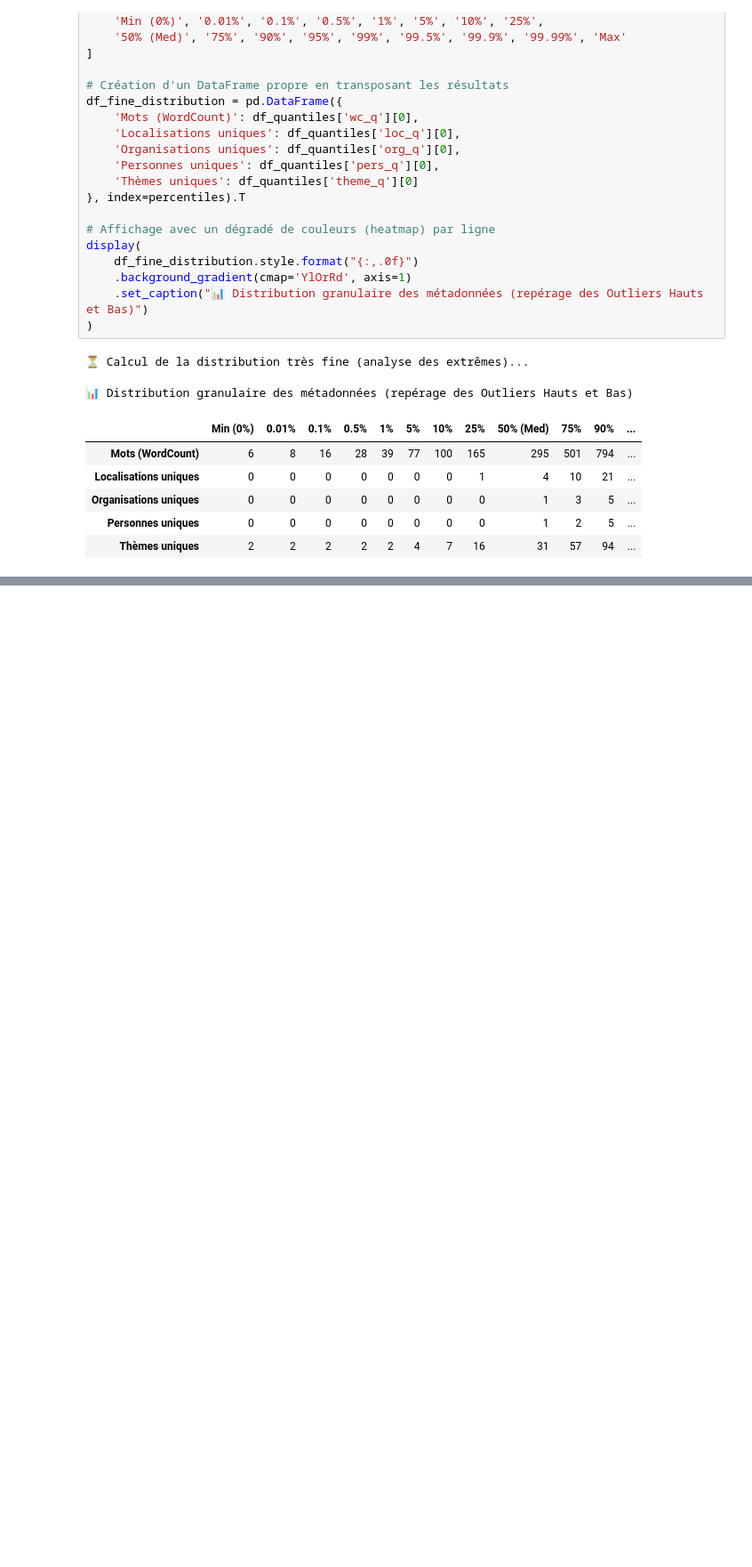
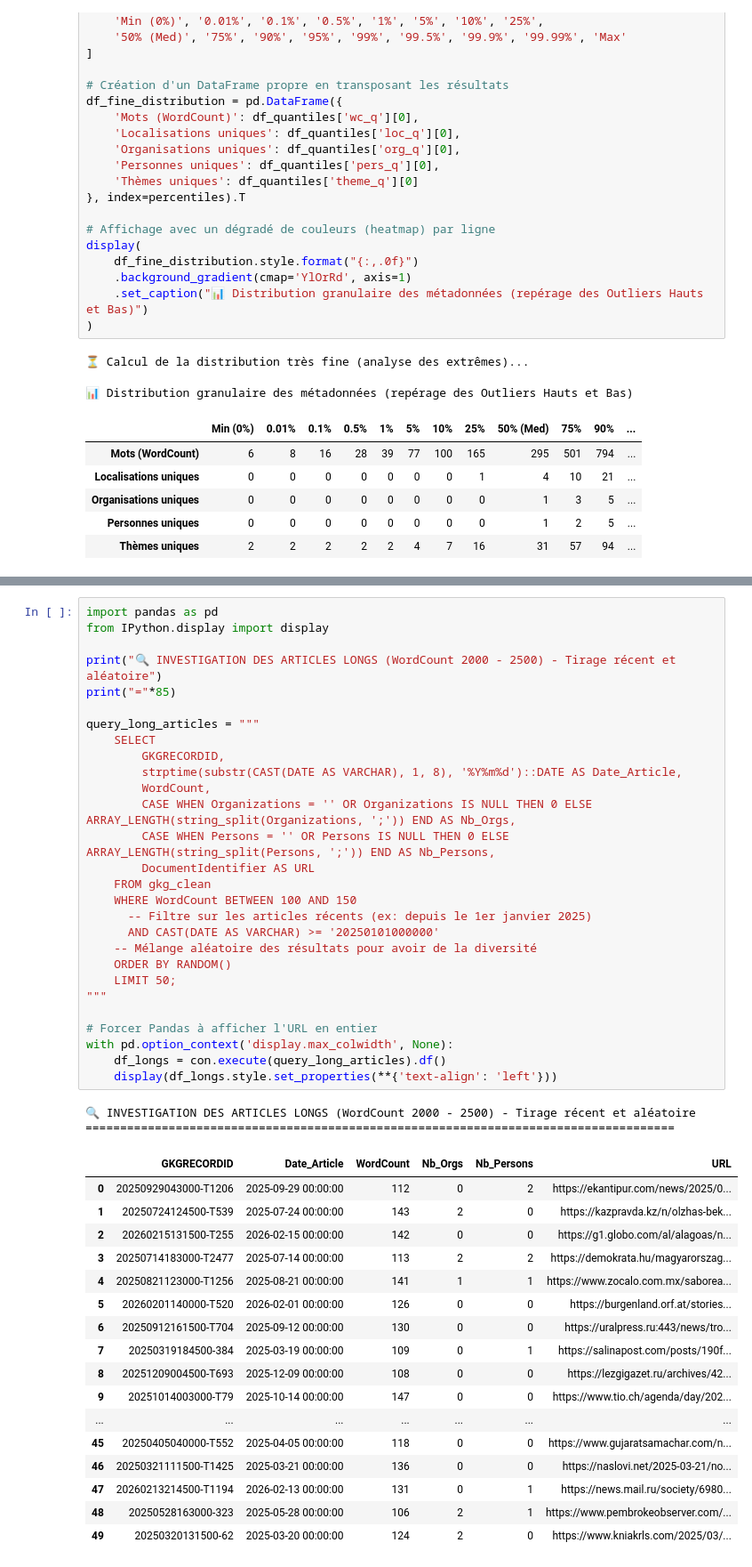
Before and after one commit to clucasmurex/gdelt, a Jupyter notebook: B_total_sources_analysis.ipynb, the cells around one changed output, grey strips where cells are left out. Shown at 89% size. Drawn from its saved outputs; the diff is of its cells as text; blank space fills up the shorter version.

```diff
--- a/B_total_sources_analysis.ipynb
+++ b/B_total_sources_analysis.ipynb
@@ -482,0 +592,48 @@ display(
+# %%
+import pandas as pd
+from IPython.display import display
+
+print("🔍 INVESTIGATION DES ARTICLES LONGS (WordCount 2000 - 2500) - Tirage récent et aléatoire")
+print("="*85)
+
+query_long_articles = """
+    SELECT
+        GKGRECORDID,
+        strptime(substr(CAST(DATE AS VARCHAR), 1, 8), '%Y%m%d')::DATE AS Date_Article,
+        WordCount,
+        CASE WHEN Organizations = '' OR Organizations IS NULL THEN 0 ELSE ARRAY_LENGTH(string_split(Organizations, ';')) END AS Nb_Orgs,
+        CASE WHEN Persons = '' OR Persons IS NULL THEN 0 ELSE ARRAY_LENGTH(string_split(Persons, ';')) END AS Nb_Persons,
+        DocumentIdentifier AS URL
+    FROM gkg_clean
+    WHERE WordCount BETWEEN 100 AND 150
+      -- Filtre sur les articles récents (ex: depuis le 1er janvier 2025)
+      AND CAST(DATE AS VARCHAR) >= '20250101000000'
+    -- Mélange aléatoire des résultats pour avoir de la diversité
+    ORDER BY RANDOM()
+    LIMIT 50;
+"""
+
+# Forcer Pandas à afficher l'URL en entier
+with pd.option_context('display.max_colwidth', None):
+    df_longs = con.execute(query_long_articles).df()
+    display(df_longs.style.set_properties(**{'text-align': 'left'}))
+# %% [output]
+🔍 INVESTIGATION DES ARTICLES LONGS (WordCount 2000 - 2500) - Tirage récent et aléatoire
+=====================================================================================
+|  | GKGRECORDID | Date_Article | WordCount | Nb_Orgs | Nb_Persons | URL |
+| 0 | 20250929043000-T1206 | 2025-09-29 00:00:00 | 112 | 0 | 2 | https://ekantipur.com/news/2025/0... |
+| 1 | 20250724124500-T539 | 2025-07-24 00:00:00 | 143 | 2 | 0 | https://kazpravda.kz/n/olzhas-bek... |
+| 2 | 20260215131500-T255 | 2026-02-15 00:00:00 | 142 | 0 | 0 | https://g1.globo.com/al/alagoas/n... |
+| 3 | 20250714183000-T2477 | 2025-07-14 00:00:00 | 113 | 2 | 2 | https://demokrata.hu/magyarorszag... |
+| 4 | 20250821123000-T1256 | 2025-08-21 00:00:00 | 141 | 1 | 1 | https://www.zocalo.com.mx/saborea... |
+| 5 | 20260201140000-T520 | 2026-02-01 00:00:00 | 126 | 0 | 0 | https://burgenland.orf.at/stories... |
+| 6 | 20250912161500-T704 | 2025-09-12 00:00:00 | 130 | 0 | 0 | https://uralpress.ru:443/news/tro... |
+| 7 | 20250319184500-384 | 2025-03-19 00:00:00 | 109 | 0 | 1 | https://salinapost.com/posts/190f... |
+| 8 | 20251209004500-T693 | 2025-12-09 00:00:00 | 108 | 0 | 0 | https://lezgigazet.ru/archives/42... |
+| 9 | 20251014003000-T79 | 2025-10-14 00:00:00 | 147 | 0 | 0 | https://www.tio.ch/agenda/day/202... |
+| ... | ... | ... | ... | ... | ... | ... |
+| 45 | 20250405040000-T552 | 2025-04-05 00:00:00 | 118 | 0 | 0 | https://www.gujaratsamachar.com/n... |
+| 46 | 20250321111500-T1425 | 2025-03-21 00:00:00 | 136 | 0 | 0 | https://naslovi.net/2025-03-21/no... |
+| 47 | 20260213214500-T1194 | 2026-02-13 00:00:00 | 131 | 0 | 1 | https://news.mail.ru/society/6980... |
+| 48 | 20250528163000-323 | 2025-05-28 00:00:00 | 106 | 2 | 1 | https://www.pembrokeobserver.com/... |
+| 49 | 20250320131500-62 | 2025-03-20 00:00:00 | 124 | 2 | 0 | https://www.kniakrls.com/2025/03/... |
```
Also changed, not shown: parts of 10 cells of this notebook, 6 other files.
